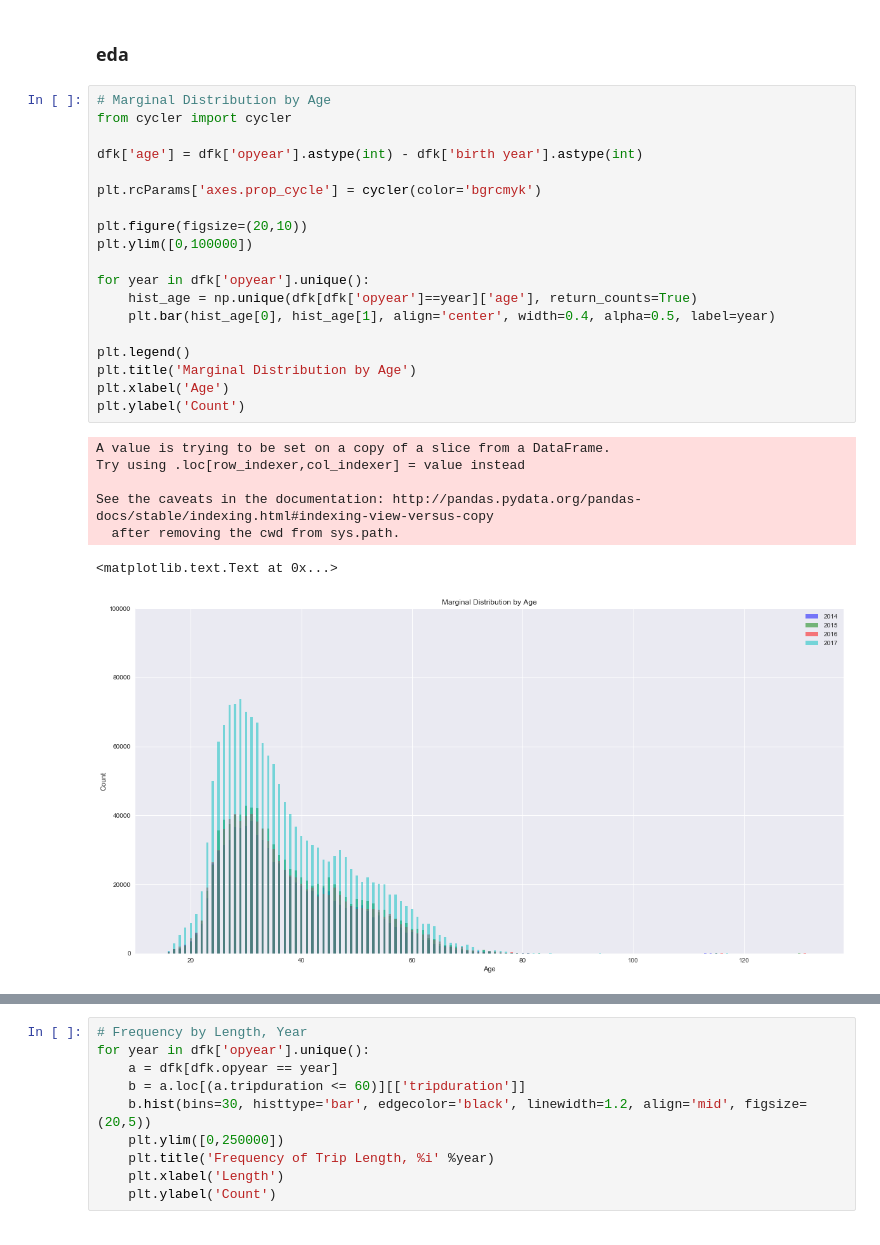
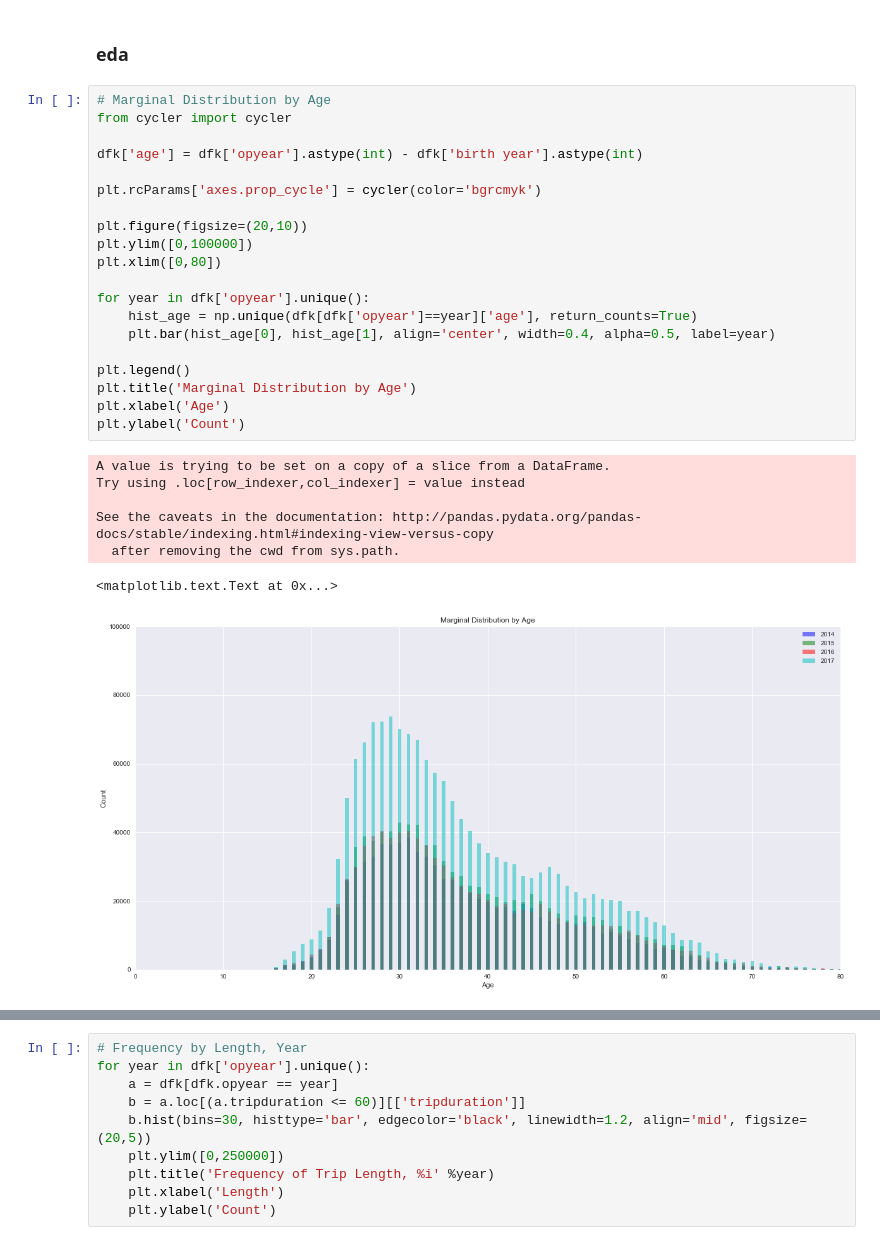
Before and after one commit to advanit/sb-capstone1, a Jupyter notebook: final_code.ipynb, the cells around one changed output, grey strips where cells are left out. Drawn from its saved outputs; the diff is of its cells as text.

```diff
--- a/final_code.ipynb
+++ b/final_code.ipynb
@@ -132,27 +132,28 @@ dfk.shape, dfn.shape
 # %%
 # Marginal Distribution by Age
 from cycler import cycler
 
 dfk['age'] = dfk['opyear'].astype(int) - dfk['birth year'].astype(int)
 
 plt.rcParams['axes.prop_cycle'] = cycler(color='bgrcmyk')
 
 plt.figure(figsize=(20,10))
 plt.ylim([0,100000])
+plt.xlim([0,80])
 
 for year in dfk['opyear'].unique():
     hist_age = np.unique(dfk[dfk['opyear']==year]['age'], return_counts=True)
     plt.bar(hist_age[0], hist_age[1], align='center', width=0.4, alpha=0.5, label=year)
 
 plt.legend()
 plt.title('Marginal Distribution by Age')
 plt.xlabel('Age')
 plt.ylabel('Count')
 # %% [output]
 A value is trying to be set on a copy of a slice from a DataFrame.
 Try using .loc[row_indexer,col_indexer] = value instead
 
 See the caveats in the documentation: http://pandas.pydata.org/pandas-docs/stable/indexing.html#indexing-view-versus-copy
   after removing the cwd from sys.path.
 <matplotlib.text.Text at 0x...>
-[figure, old version]
+[figure, new version]
```
Also changed, not shown: parts of 13 cells of this notebook.
